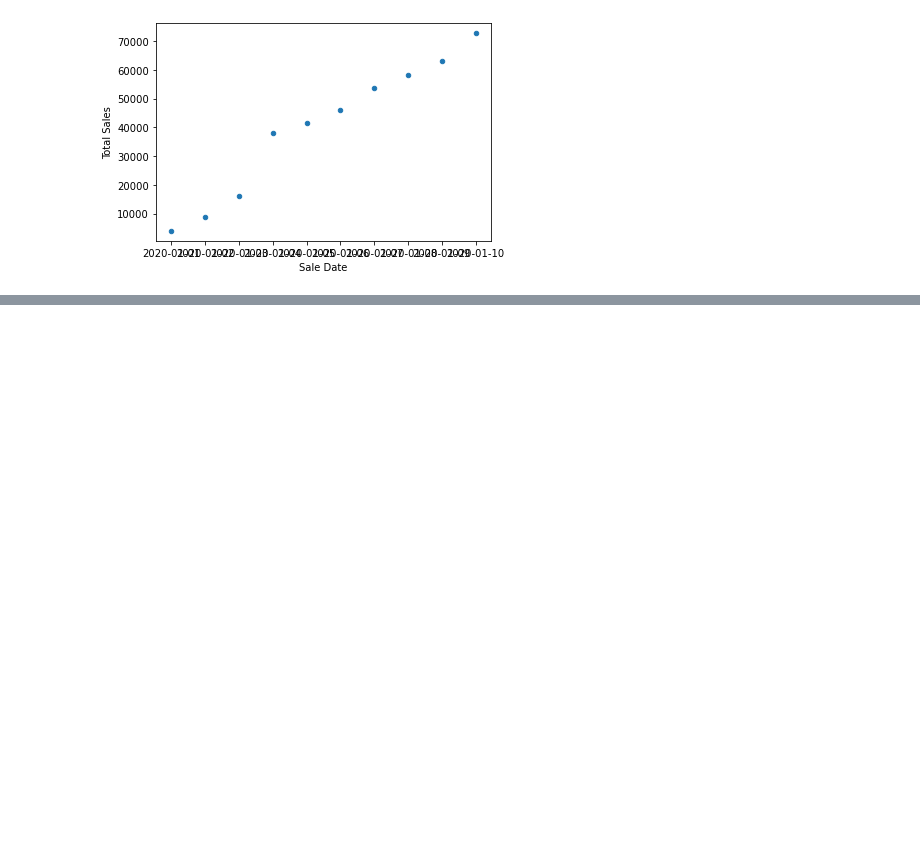
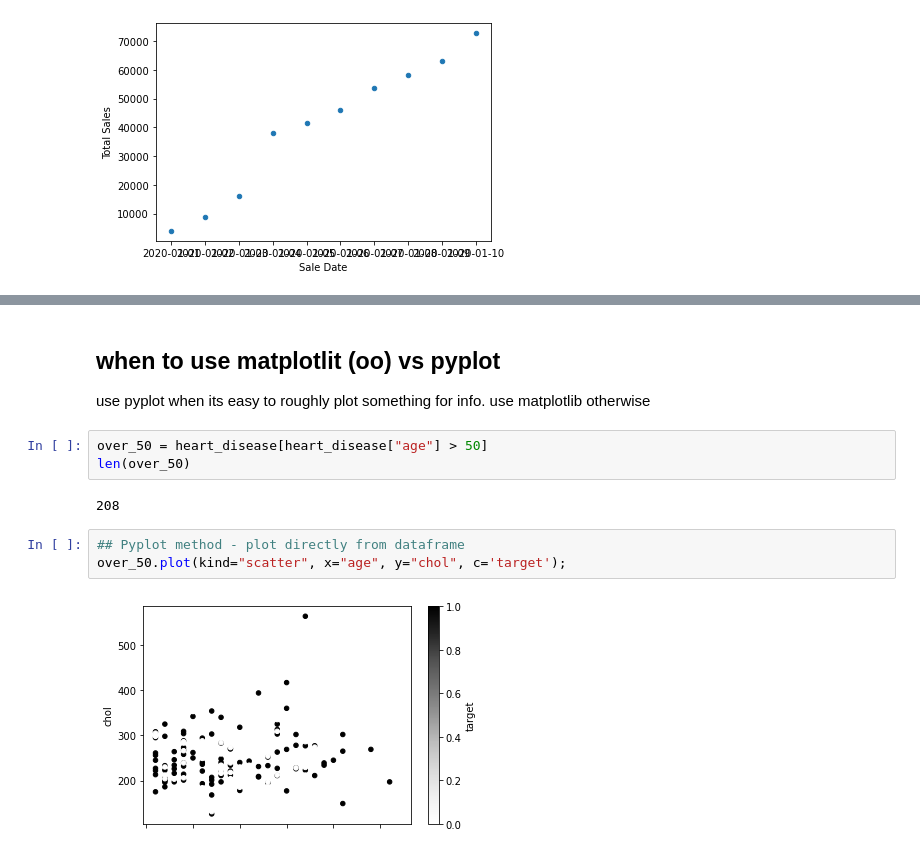
Before and after one commit to TheGloriousGenesis/CS_Learning, a Jupyter notebook: Machine_Learning/ML notes.ipynb, the cells around one changed output, grey strips where cells are left out. Saved outputs shown, nothing was run; the diff lists cells and outputs as text; blank space fills up the shorter version.

```diff
--- a/Machine_Learning/ML notes.ipynb
+++ b/Machine_Learning/ML notes.ipynb
@@ -388,0 +381,13 @@ car_data
+# %% [markdown]
+## when to use matplotlit (oo) vs pyplot
+use pyplot when its easy to roughly plot something for info. use matplotlib otherwise
+# %%
+over_50 = heart_disease[heart_disease["age"] > 50]
+len(over_50)
+# %% [output]
+208
+# %%
+## Pyplot method - plot directly from dataframe
+over_50.plot(kind="scatter", x="age", y="chol", c='target');
+# %% [output]
+[figure, added]
```
Also changed, not shown: parts of 8 cells of this notebook, 1 other file.
